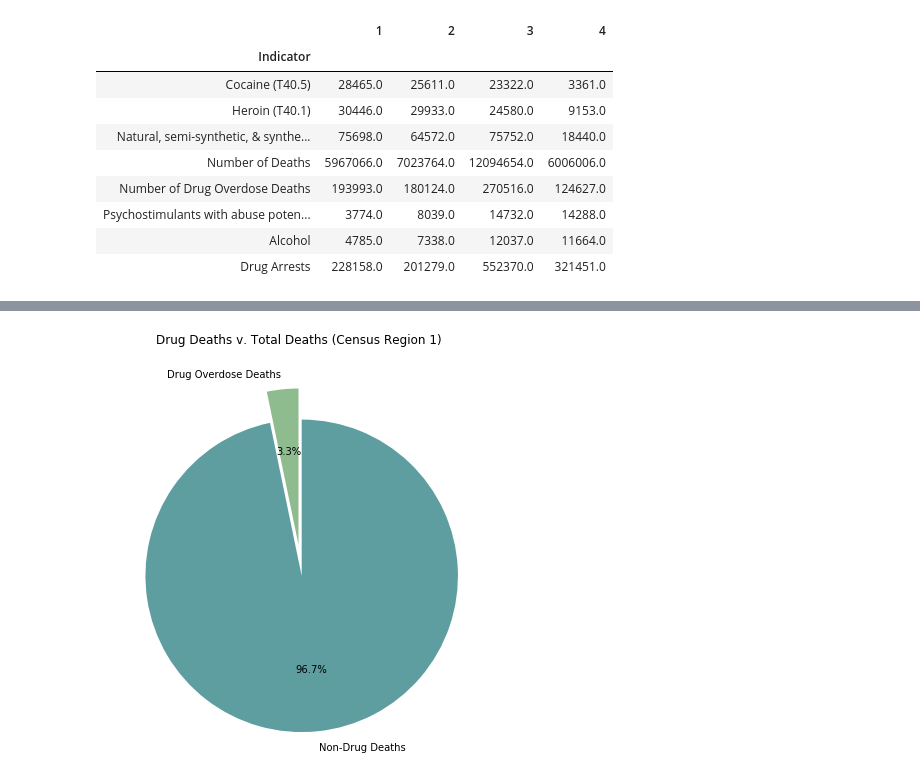
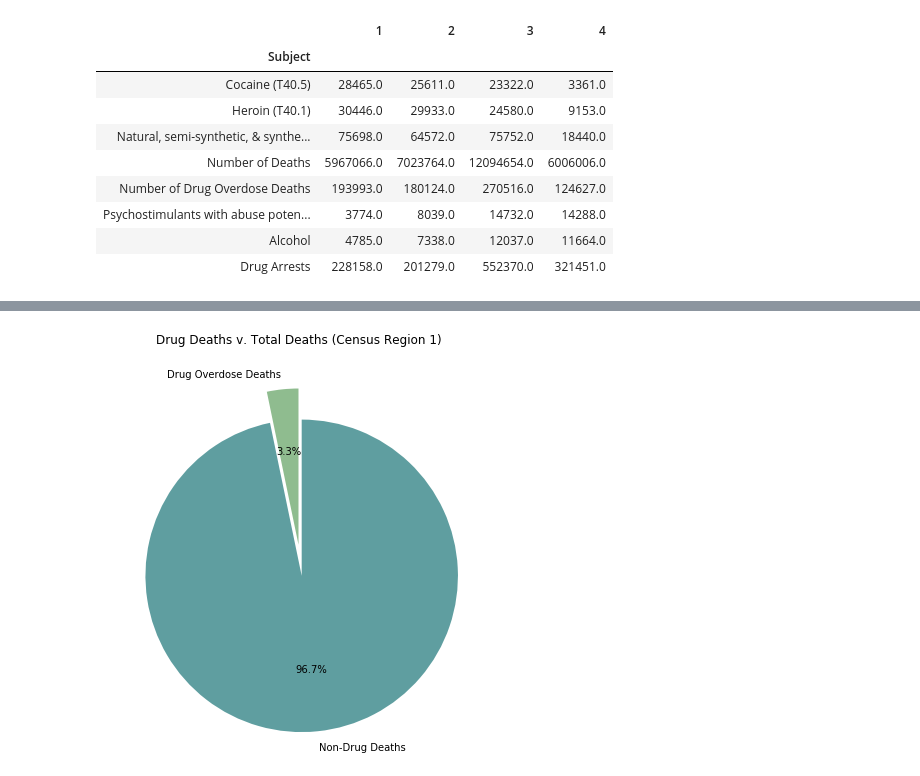
Before and after one commit to linmck/group_project_1, a Jupyter notebook: graphing.ipynb, the cells around one changed output, grey strips where cells are left out. Saved outputs shown, nothing was run; the diff lists cells and outputs as text; code cells hidden in the pictures.

```diff
--- a/graphing.ipynb
+++ b/graphing.ipynb
@@ -7,11 +7,11 @@ import matplotlib.pyplot as plt
 # %%
 # Importing csv for data generation
 df = pd.read_csv("Output/drug-overdose_region.csv")
-reg_pivot = pd.DataFrame(df).set_index("Indicator")
+reg_pivot = pd.DataFrame(df).set_index("Subject")
 reg_pivot
 # %% [output]
 |  | 1 | 2 | 3 | 4 |
-| Indicator |  |  |  |  |
+| Subject |  |  |  |  |
 | Cocaine (T40.5) | 28465.0 | 25611.0 | 23322.0 | 3361.0 |
 | Heroin (T40.1) | 30446.0 | 29933.0 | 24580.0 | 9153.0 |
 | Natural, semi-synthetic, & synthe... | 75698.0 | 64572.0 | 75752.0 | 18440.0 |
```
Also changed, not shown: parts of 2 cells of this notebook.
